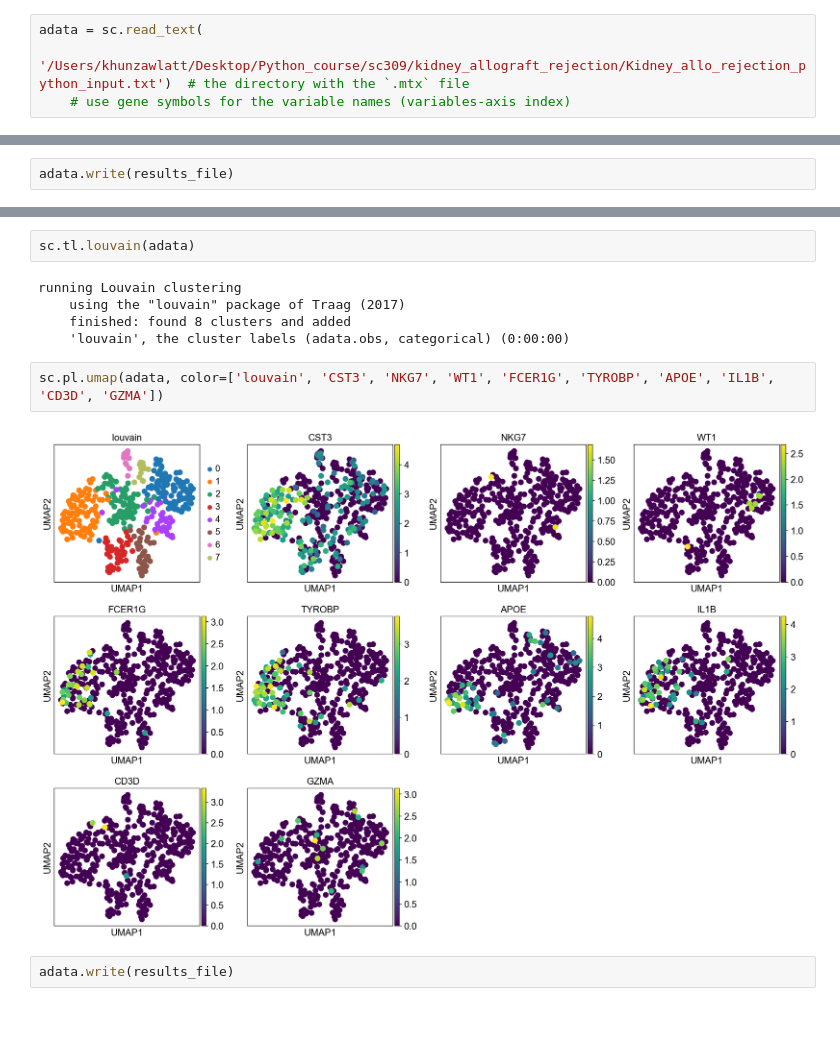
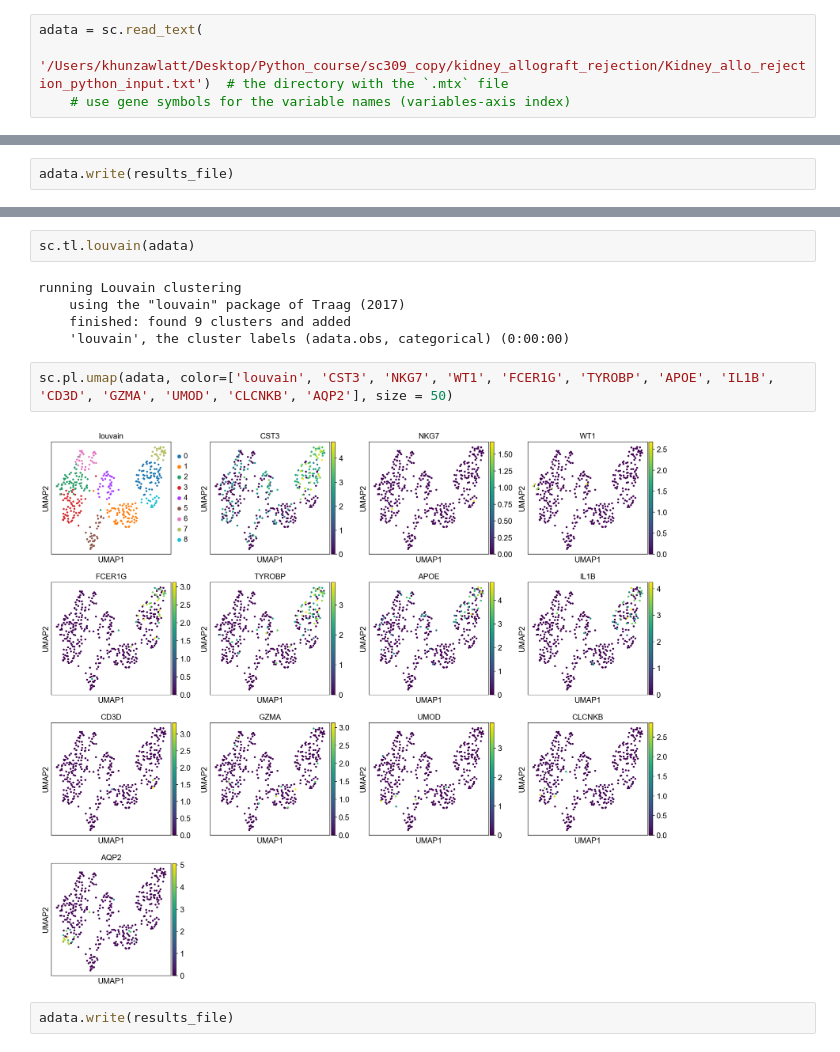
Before and after one commit to NoorKhalil/sc309, a Jupyter notebook: Khun_kidney_allograft_rejection.ipynb, the cells around one changed output, grey strips where cells are left out. Saved outputs shown, nothing was run; the diff lists cells and outputs as text; blank space fills up the shorter version.

```diff
--- a/Khun_kidney_allograft_rejection.ipynb
+++ b/Khun_kidney_allograft_rejection.ipynb
@@ -39,6 +39,6 @@ Kidney.biopsy.dge.txt                  Kidney_allo_rejection_python_input.txt
 # %%
 adata = sc.read_text(
-    '/Users/khunzawlatt/Desktop/Python_course/sc309/kidney_allograft_rejection/Kidney_allo_rejection_python_input.txt')  # the directory with the `.mtx` file
+    '/Users/khunzawlatt/Desktop/Python_course/sc309_copy/kidney_allograft_rejection/Kidney_allo_rejection_python_input.txt')  # the directory with the `.mtx` file
     # use gene symbols for the variable names (variables-axis index)
 # %%
 sc.pl.highest_expr_genes(adata, n_top=20)
@@ -149,12 +149,12 @@ sc.tl.louvain(adata)
 # %% [output]
 running Louvain clustering
     using the "louvain" package of Traag (2017)
-    finished: found 8 clusters and added
+    finished: found 9 clusters and added
     'louvain', the cluster labels (adata.obs, categorical) (0:00:00)
 # %%
-sc.pl.umap(adata, color=['louvain', 'CST3', 'NKG7', 'WT1', 'FCER1G', 'TYROBP', 'APOE', 'IL1B', 'CD3D', 'GZMA'])
+sc.pl.umap(adata, color=['louvain', 'CST3', 'NKG7', 'WT1', 'FCER1G', 'TYROBP', 'APOE', 'IL1B', 'CD3D', 'GZMA', 'UMOD', 'CLCNKB', 'AQP2'], size = 50)
 # %% [output]
-[figure, old version]
+[figure, new version]
 # %%
 adata.write(results_file)
 # %%
```
Also changed, not shown: parts of 13 cells of this notebook, 2 other files.
